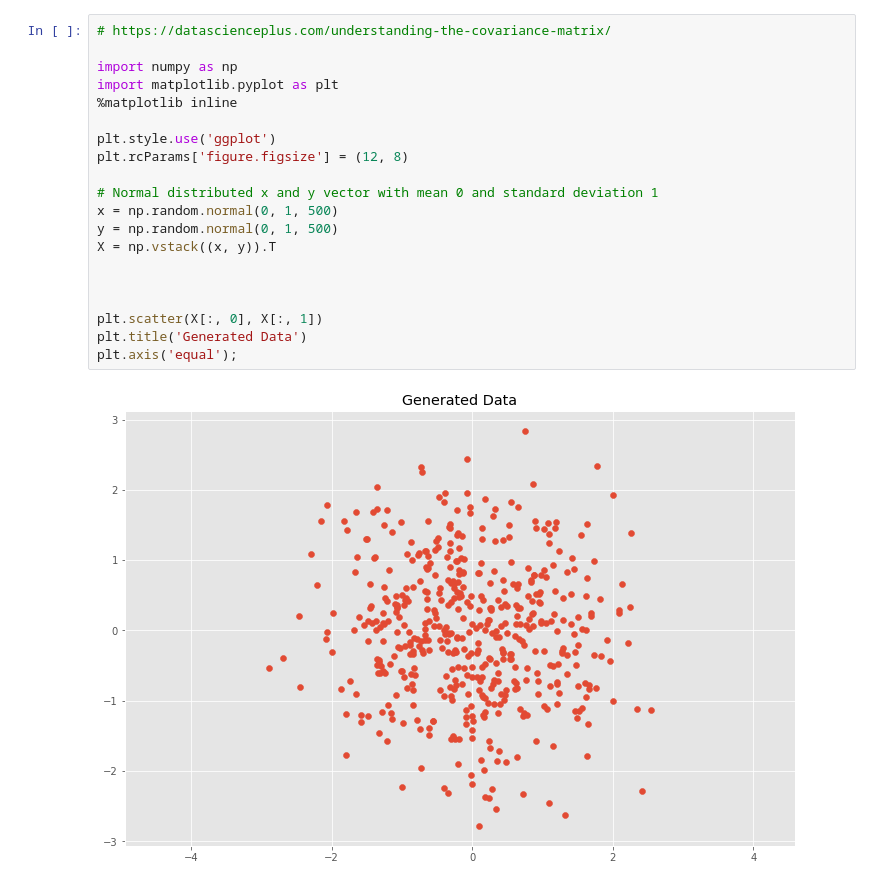
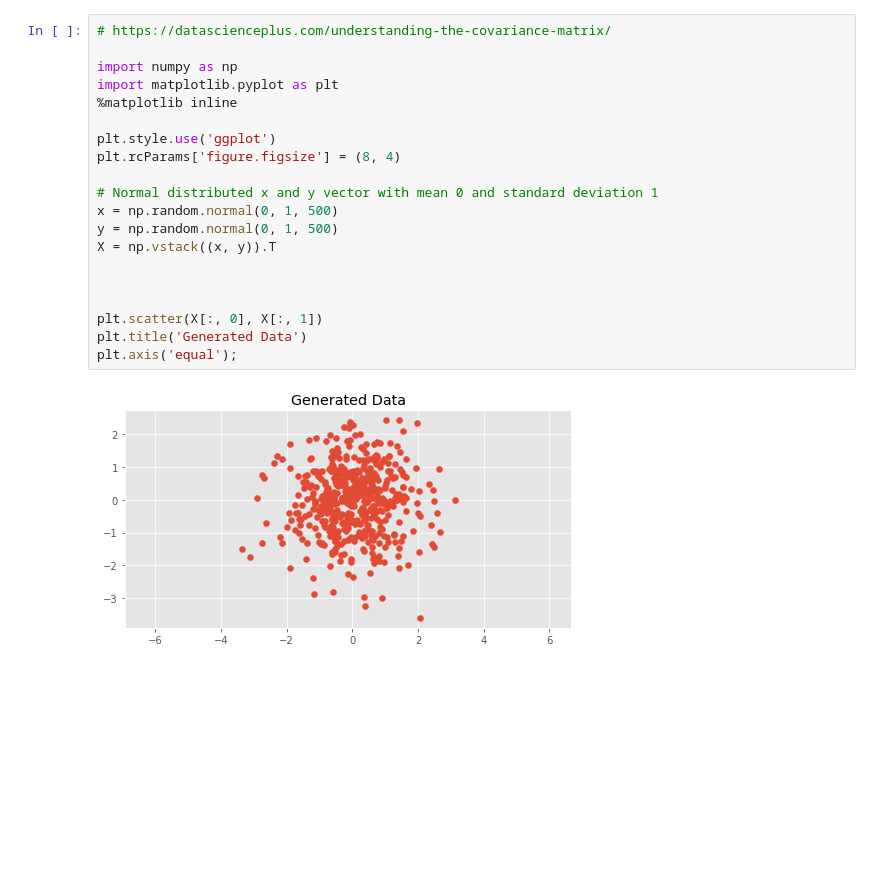
Before and after one commit to dragos-niculescu/fakeflac, a Jupyter notebook: understand-cov.ipynb, the cells around one changed output. Drawn from its saved outputs; the diff is of its cells as text; blank space fills up the shorter version.

```diff
--- a/understand-cov.ipynb
+++ b/understand-cov.ipynb
@@ -1,25 +1,25 @@
 # %%
 # https://datascienceplus.com/understanding-the-covariance-matrix/
 
 import numpy as np
 import matplotlib.pyplot as plt
 %matplotlib inline
 
 plt.style.use('ggplot')
-plt.rcParams['figure.figsize'] = (12, 8)
+plt.rcParams['figure.figsize'] = (8, 4)
 
 # Normal distributed x and y vector with mean 0 and standard deviation 1
 x = np.random.normal(0, 1, 500)
 y = np.random.normal(0, 1, 500)
 X = np.vstack((x, y)).T
 
 
 
 plt.scatter(X[:, 0], X[:, 1])
 plt.title('Generated Data')
 plt.axis('equal');
 # %% [output]
-[figure, old version]
+[figure, new version]
 # %%
 # Covariance
 def cov(x, y):
```
Also changed, not shown: parts of 5 cells of this notebook.
